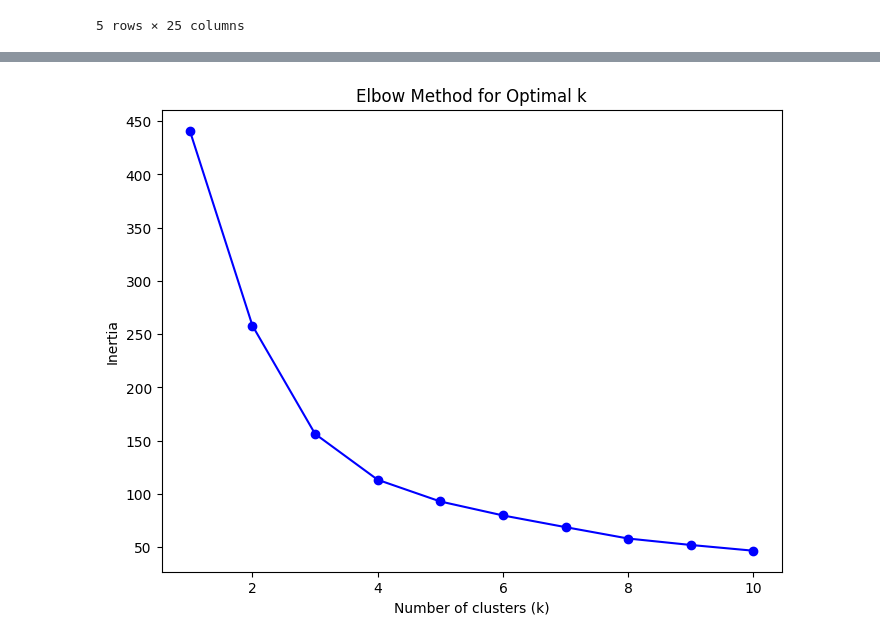
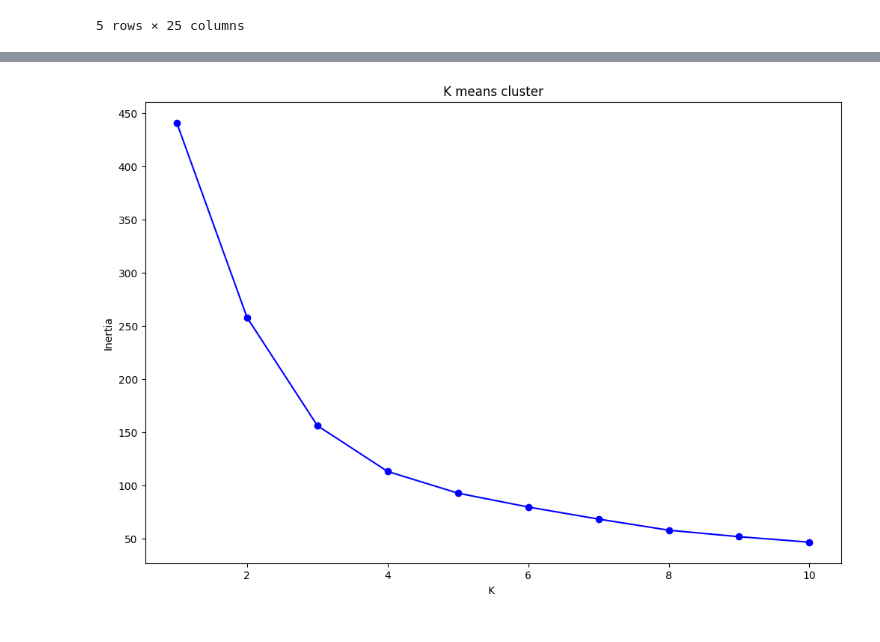
Before and after one commit to manavparmar044/BE-Assignments, a Jupyter notebook: Sem1/LP3/ML/assignment5.ipynb, the cells around one changed output, grey strips where cells are left out. Saved outputs shown, nothing was run; the diff lists cells and outputs as text; code cells hidden in the pictures.

```diff
--- a/Sem1/LP3/ML/assignment5.ipynb
+++ b/Sem1/LP3/ML/assignment5.ipynb
@@ -17,7 +68,8 @@ df = df.dropna()
 # %%
-X = df[['SALES', 'QUANTITYORDERED', 'PRICEEACH']]
+X = df[['QUANTITYORDERED','PRICEEACH','SALES']]
 # %%
 from sklearn.preprocessing import StandardScaler
 
-scaler = StandardScaler()
-X_scaled = scaler.fit_transform(X)
+standard_scaler = StandardScaler()
+# %%
+X_scaled = standard_scaler.fit_transform(X)
@@ -33,11 +85,11 @@ for k in K:
     kmeans.fit(X_scaled)
     inertia.append(kmeans.inertia_)
 # %%
-plt.figure(figsize = (8,6))
+plt.figure(figsize = (12,8))
 plt.plot(K,inertia,'bo-')
-plt.xlabel('Number of clusters (k)')
+plt.xlabel('K ')
 plt.ylabel('Inertia')
-plt.title('Elbow Method for Optimal k')
+plt.title('K means cluster')
 plt.show()
 # %% [output]
-[figure, old version]
+[figure, new version]
```
Also changed, not shown: parts of 8 cells of this notebook.
